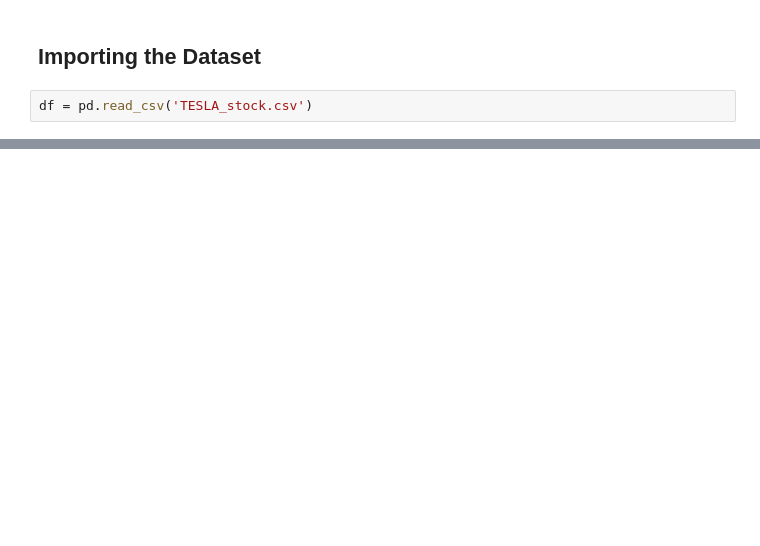
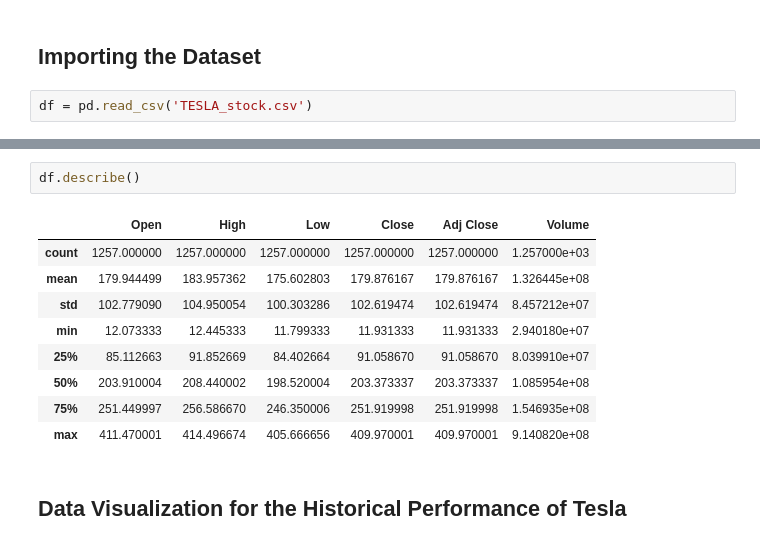
Before and after one commit to bhaskar9221/Machine-Learning-Projects, a Jupyter notebook: Tesla Stock Price Prediction/Tesla_PredictModel.ipynb, the cells around one changed output, grey strips where cells are left out. Cells and saved outputs as stored; diff of their text form; blank space fills up the shorter version.

Commit message:
deleted:    Tesla Stock Price Prediction/Tesla_Predict.ipynb 	modified:   Tesla Stock Price Prediction/Tesla_PredictModel.ipynb

```diff
--- a/Tesla Stock Price Prediction/Tesla_PredictModel.ipynb
+++ b/Tesla Stock Price Prediction/Tesla_PredictModel.ipynb
@@ -24,0 +52,14 @@ df.()
+# %%
+df.describe()
+# %% [output]
+|  | Open | High | Low | Close | Adj Close | Volume |
+| count | 1257.000000 | 1257.000000 | 1257.000000 | 1257.000000 | 1257.000000 | 1.257000e+03 |
+| mean | 179.944499 | 183.957362 | 175.602803 | 179.876167 | 179.876167 | 1.326445e+08 |
+| std | 102.779090 | 104.950054 | 100.303286 | 102.619474 | 102.619474 | 8.457212e+07 |
+| min | 12.073333 | 12.445333 | 11.799333 | 11.931333 | 11.931333 | 2.940180e+07 |
+| 25% | 85.112663 | 91.852669 | 84.402664 | 91.058670 | 91.058670 | 8.039910e+07 |
+| 50% | 203.910004 | 208.440002 | 198.520004 | 203.373337 | 203.373337 | 1.085954e+08 |
+| 75% | 251.449997 | 256.586670 | 246.350006 | 251.919998 | 251.919998 | 1.546935e+08 |
+| max | 411.470001 | 414.496674 | 405.666656 | 409.970001 | 409.970001 | 9.140820e+08 |
+# %% [markdown]
+## Data Visualization for the Historical Performance of Tesla
```
Also changed, not shown: parts of 7 cells of this notebook.
